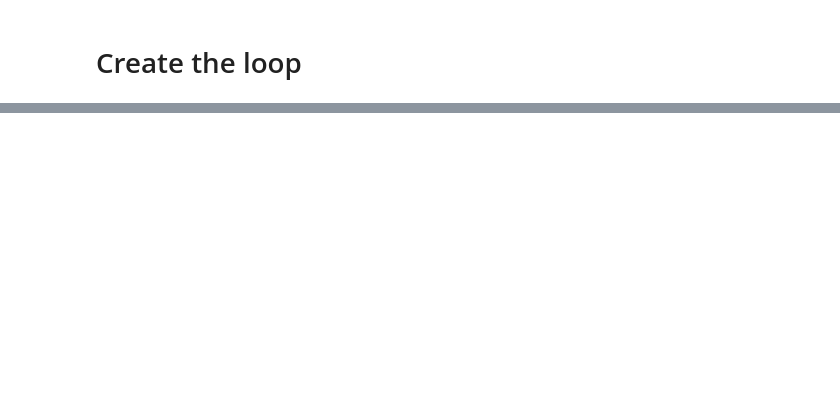
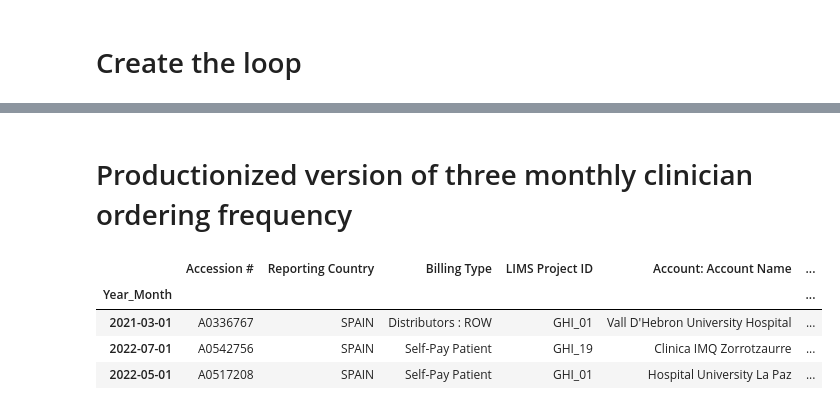
Before and after one commit to SilverSurferClash/Sales_analysis, a Jupyter notebook: Import_clean_SFDC_script.ipynb, the cells around one changed output, grey strips where cells are left out. Cells and saved outputs as stored; diff of their text form; code cells hidden in the pictures; blank space fills up the shorter version.

```diff
--- a/Import_clean_SFDC_script.ipynb
+++ b/Import_clean_SFDC_script.ipynb
@@ -1367,3 +1367,10 @@ freq_count_df.tail()
 | 2022-10-01 | A0600266 | MEXICO | Self-Pay Sponsored | GHI_01 | MileniaLabs | ... |
 | 2022-10-01 | A0602438 | MEXICO | Self-Pay Patient | GHI_01 | MileniaLabs | ... |
 | 2022-10-01 | A0601135 | CANADA | Self-Pay Patient | GHI_01 | Dr. Lori Coman-Wood's Office | ... |
+# %% [markdown]
+# Productionized version of three monthly clinician ordering frequency
+# %%
+#Input dataframe
+input_df_freq_count = df_merged_time_horizon
+#Define the list of countries
+countries_clinician_list = [ 'SPAIN' ]
@@ -1370,3 +1386,13 @@ freq_count_df.tail()
+# %%
+#Select a dataframe with the rows for the specific country
+freq_country_df= input_df_freq_count[input_df_freq_count['Reporting Country'].isin(countries_clinician_list)].set_index("Year_Month")
+freq_country_df.sample(3)
+# %% [output]
+|  | Accession # | Reporting Country | Billing Type | LIMS Project ID | Account: Account Name | ... |
+| Year_Month |  |  |  |  |  | ... |
+| 2021-03-01 | A0336767 | SPAIN | Distributors : ROW | GHI_01 | Vall D'Hebron University Hospital | ... |
+| 2022-07-01 | A0542756 | SPAIN | Self-Pay Patient | GHI_19 | Clinica IMQ Zorrotzaurre | ... |
+| 2022-05-01 | A0517208 | SPAIN | Self-Pay Patient | GHI_01 | Hospital University La Paz | ... |
 # %%
 start_date_freq = "2020-10-01"
 end_date_freq = "2022-10-31"
```
Also changed, not shown: parts of 20 cells of this notebook.
